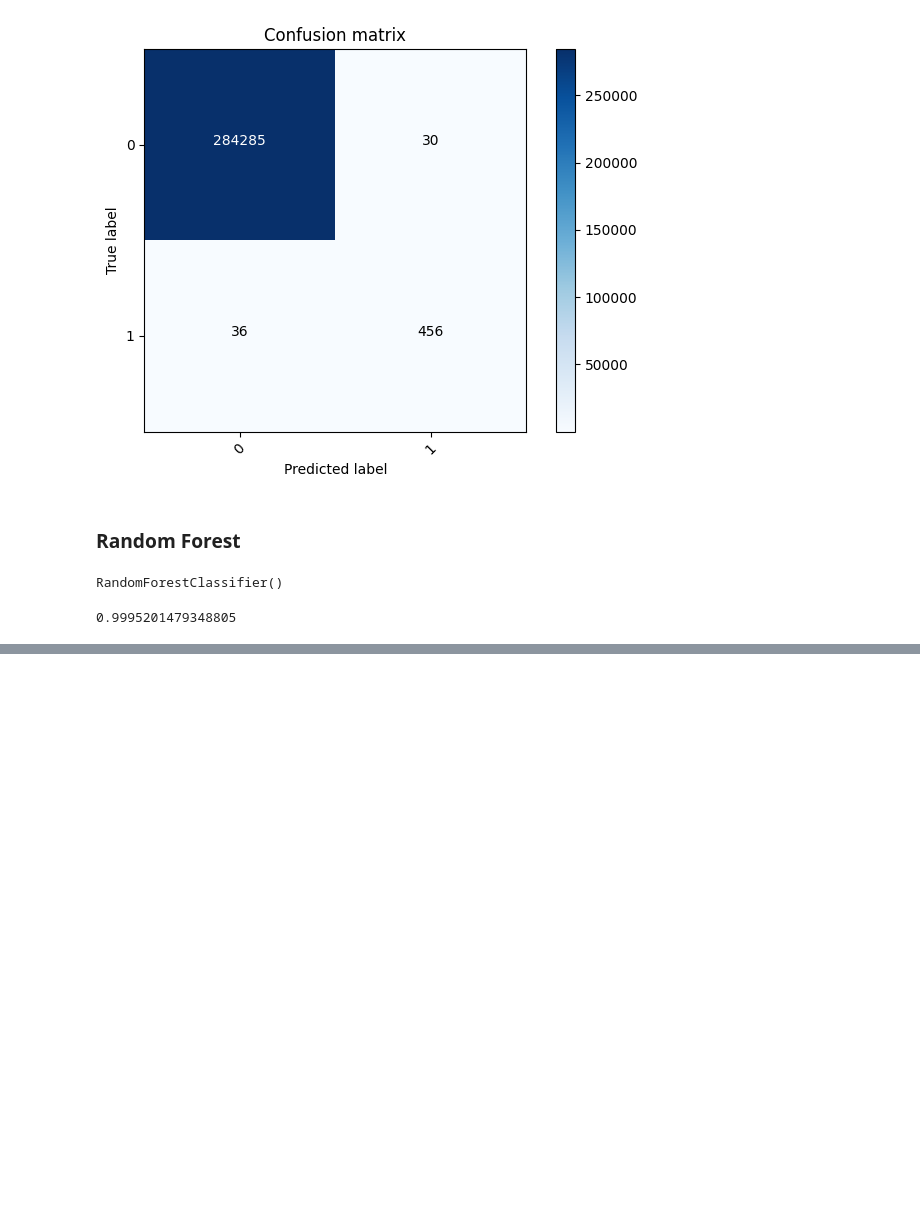
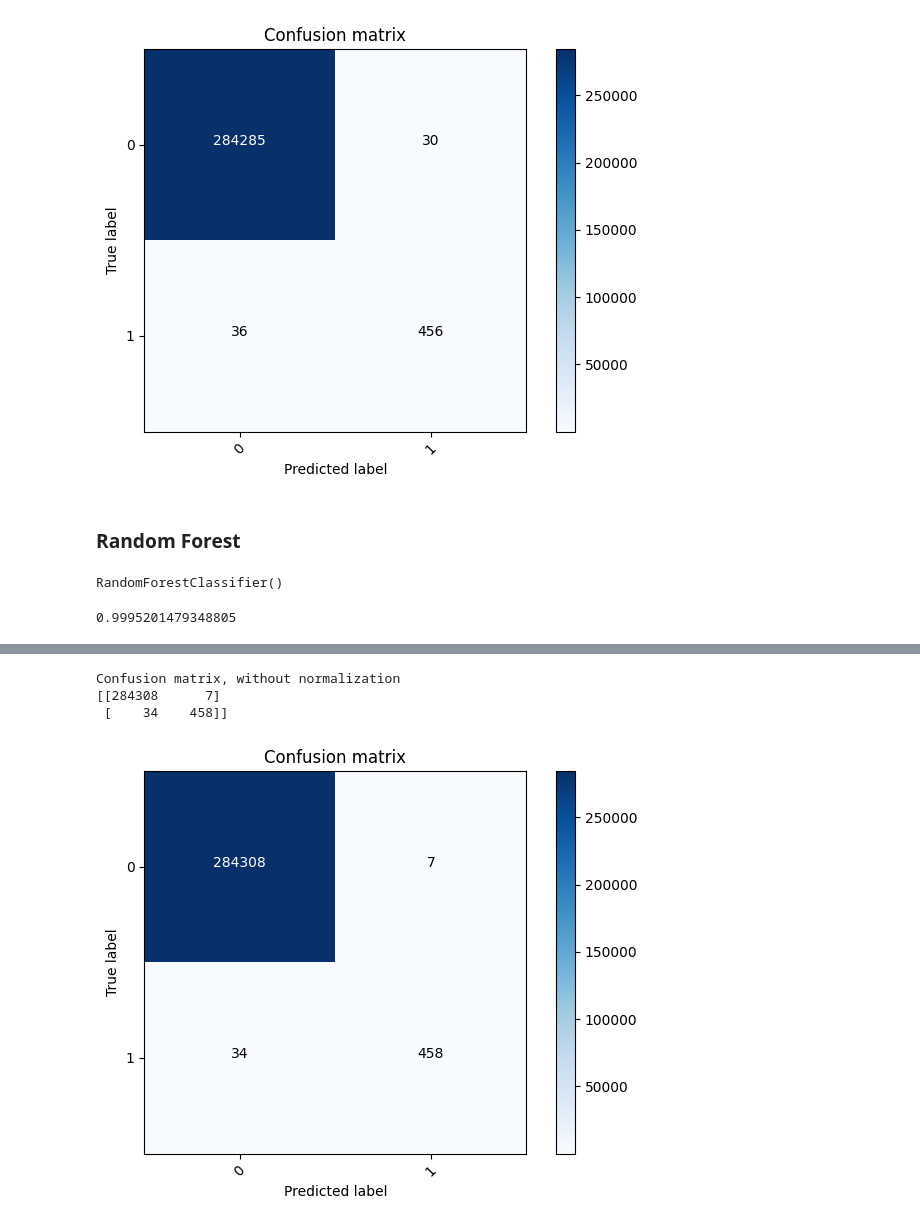
Before and after one commit to gilangluq/credit-card-fraud-detection-using-ML, a Jupyter notebook: credit-card-fraud-detection.ipynb, the cells around one changed output, grey strips where cells are left out. Saved outputs shown, nothing was run; the diff lists cells and outputs as text; code cells hidden in the pictures; blank space fills up the shorter version.

```diff
--- a/credit-card-fraud-detection.ipynb
+++ b/credit-card-fraud-detection.ipynb
@@ -394,0 +403,9 @@ random_forest.score(X_test,y_test)
+# %%
+y_pred = random_forest.predict(X)
+cnf_matrix = confusion_matrix(y,y_pred.round())
+plot_confusion_matrix(cnf_matrix,classes=[0,1])
+# %% [output]
+Confusion matrix, without normalization
+[[284308      7]
+ [    34    458]]
+[figure, added]
```
Also changed, not shown: parts of 1 cell of this notebook.
